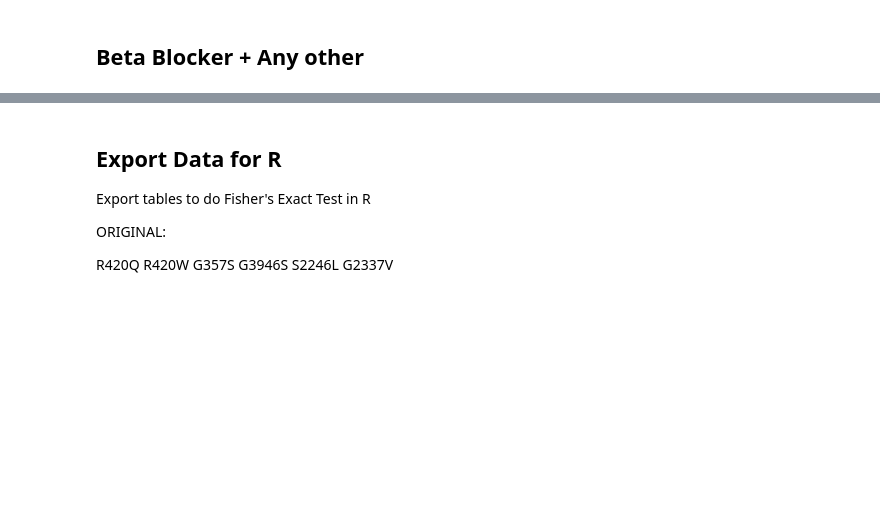
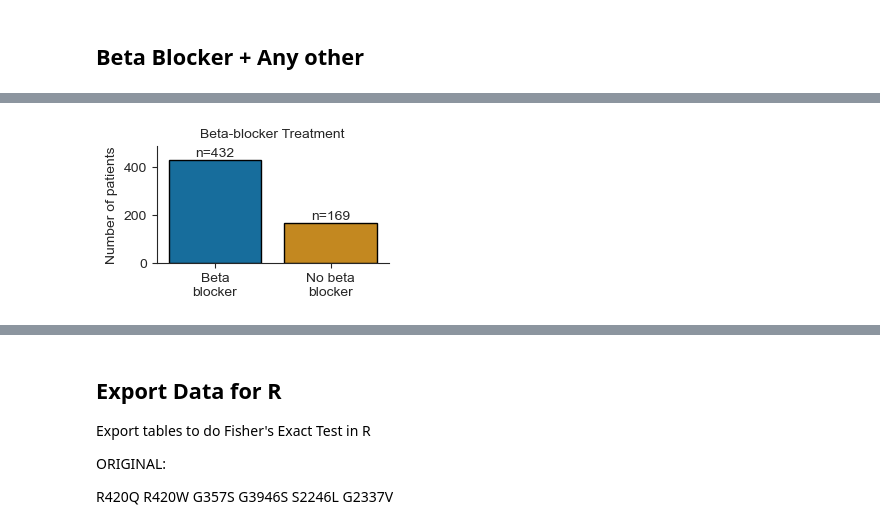
Before and after one commit to alexdaiii/cpvt_database_analysis, a Jupyter notebook: analysis/09_beta_blocker_cpvt.ipynb, the cells around one changed output, grey strips where cells are left out. Cells and saved outputs as stored; diff of their text form; code cells hidden in the pictures; blank space fills up the shorter version.

```diff
--- a/analysis/09_beta_blocker_cpvt.ipynb
+++ b/analysis/09_beta_blocker_cpvt.ipynb
@@ -241 +304,89 @@ treatment_nums
+# %%
+from matplotlib.gridspec import SubplotSpec
+
+
+def plot_counts_df(
+        patients_group_a: int,
+        patients_group_b: int,
+        *,
+        group_a: str,
+        group_b: str,
+        panel: FigureParams,
+        plt_figure: plt.Figure | None = None,
+        subplot_spec: SubplotSpec | None = None,
+        fig_name: str | None = None,
+        show: bool = False
+):
+    df_counted = pd.DataFrame(
+        [
+            {
+                "group": group_a,
+                "num_patients": patients_group_a
+            },
+            {
+                "group": group_b,
+                "num_patients": patients_group_b
+            }
+        ],
+    )
+
+    if plt_figure is None:
+        _, ax = plt.subplots(figsize=panel.fig_size)
+    else:
+        ax = plt_figure.add_subplot(subplot_spec)
+
+    sns.barplot(
+        data=df_counted,
+        x="group",
+        y="num_patients",
+        palette=sns.color_palette(get_config().figure_palette.cat_palette, 2),
+        edgecolor="black",
+        hue="group",
+        hue_order=[group_a, group_b],
+        legend=False,
+        ax=ax
+    )
+
+    add_bar_label(ax, panel)
+    set_figure_size(
+        panel
+    )
+
+    if fig_name:
+        save_current_plot(fig_name)
+
+    if show:
+        plt.show()
+
+
+def add_bar_label(curr_ax: plt.Axes, panel: FigureParams,
+                  *, front_space: int = 0, adj_y: bool = True):
+    spaces = " " * front_space if front_space else ""
+
+    for container_ in curr_ax.containers:
+        curr_ax.bar_label(
+            container_,
+            # fmt="n=%g",
+            fmt=f"{spaces}n=%g",
+            fontsize=panel.text_fontsize,
+        )
+
+    # adjust y axis
+    if adj_y:
+        y_min, y_max = curr_ax.get_ylim()
+        curr_ax.set_ylim(y_min, (y_max - y_min) * 0.075 + y_max)
+
+
+plot_counts_df(
+    len(set(df_cpvt_bb["individual_id"])),
+    len(
+        patient_ids - set(df_cpvt_bb["individual_id"])
+    ),
+    group_a="Beta\nblocker",
+    group_b="No beta\nblocker",
+    panel=get_config().s_figure_treatments.panels["bb_vs_non_bb"],
+    fig_name="bb_vs_non_bb"
+)
+# %% [output]
+[figure, new version]
 # %%
```
Also changed, not shown: parts of 11 cells of this notebook, 3 other files.
